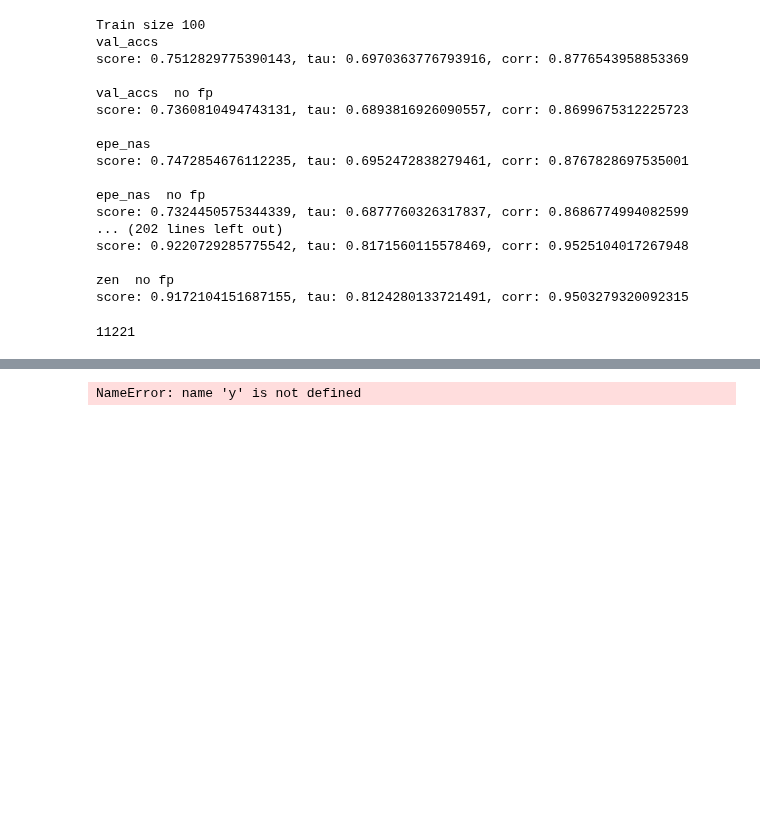
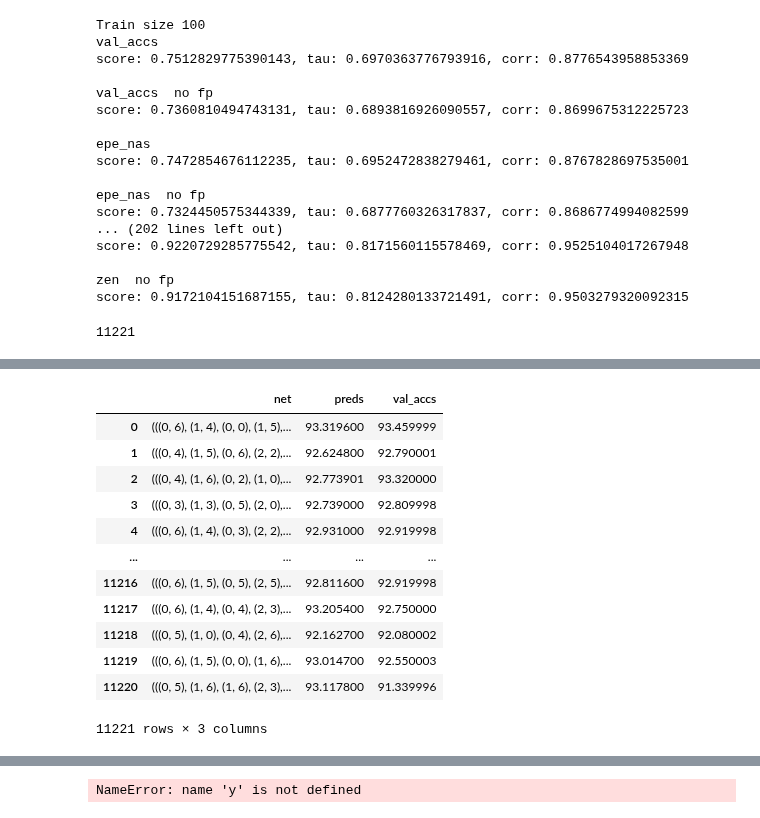
Before and after one commit to gabikadlecova/zc_combine, a Jupyter notebook: features/nb301.ipynb, the cells around one changed output, grey strips where cells are left out. Saved outputs shown, nothing was run; the diff lists cells and outputs as text; code cells hidden in the pictures; blank space fills up the shorter version.

```diff
--- a/features/nb301.ipynb
+++ b/features/nb301.ipynb
@@ -249,0 +250,18 @@ plt.show()
+# %%
+dcopy = data.copy()
+dcopy['preds'] = preds
+dcopy[['net', 'preds', 'val_accs']]
+# %% [output]
+|  | net | preds | val_accs |
+| 0 | (((0, 6), (1, 4), (0, 0), (1, 5),... | 93.319600 | 93.459999 |
+| 1 | (((0, 4), (1, 5), (0, 6), (2, 2),... | 92.624800 | 92.790001 |
+| 2 | (((0, 4), (1, 6), (0, 2), (1, 0),... | 92.773901 | 93.320000 |
+| 3 | (((0, 3), (1, 3), (0, 5), (2, 0),... | 92.739000 | 92.809998 |
+| 4 | (((0, 6), (1, 4), (0, 3), (2, 2),... | 92.931000 | 92.919998 |
+| ... | ... | ... | ... |
+| 11216 | (((0, 6), (1, 5), (0, 5), (2, 5),... | 92.811600 | 92.919998 |
+| 11217 | (((0, 6), (1, 4), (0, 4), (2, 3),... | 93.205400 | 92.750000 |
+| 11218 | (((0, 5), (1, 0), (0, 4), (2, 6),... | 92.162700 | 92.080002 |
+| 11219 | (((0, 6), (1, 5), (0, 0), (1, 6),... | 93.014700 | 92.550003 |
+| 11220 | (((0, 5), (1, 6), (1, 6), (2, 3),... | 93.117800 | 91.339996 |
+11221 rows × 3 columns
```
Also changed, not shown: parts of 14 cells of this notebook, 3 other files.
